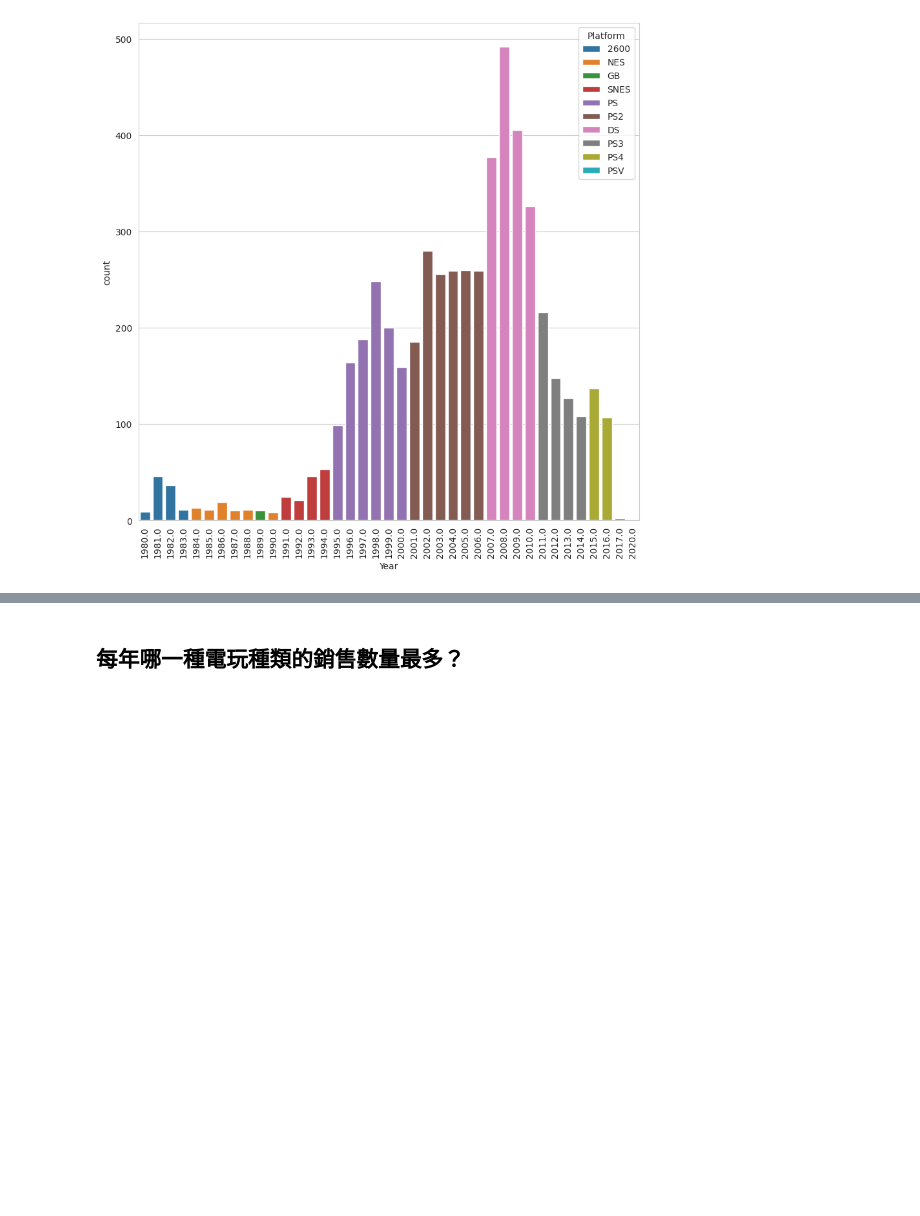
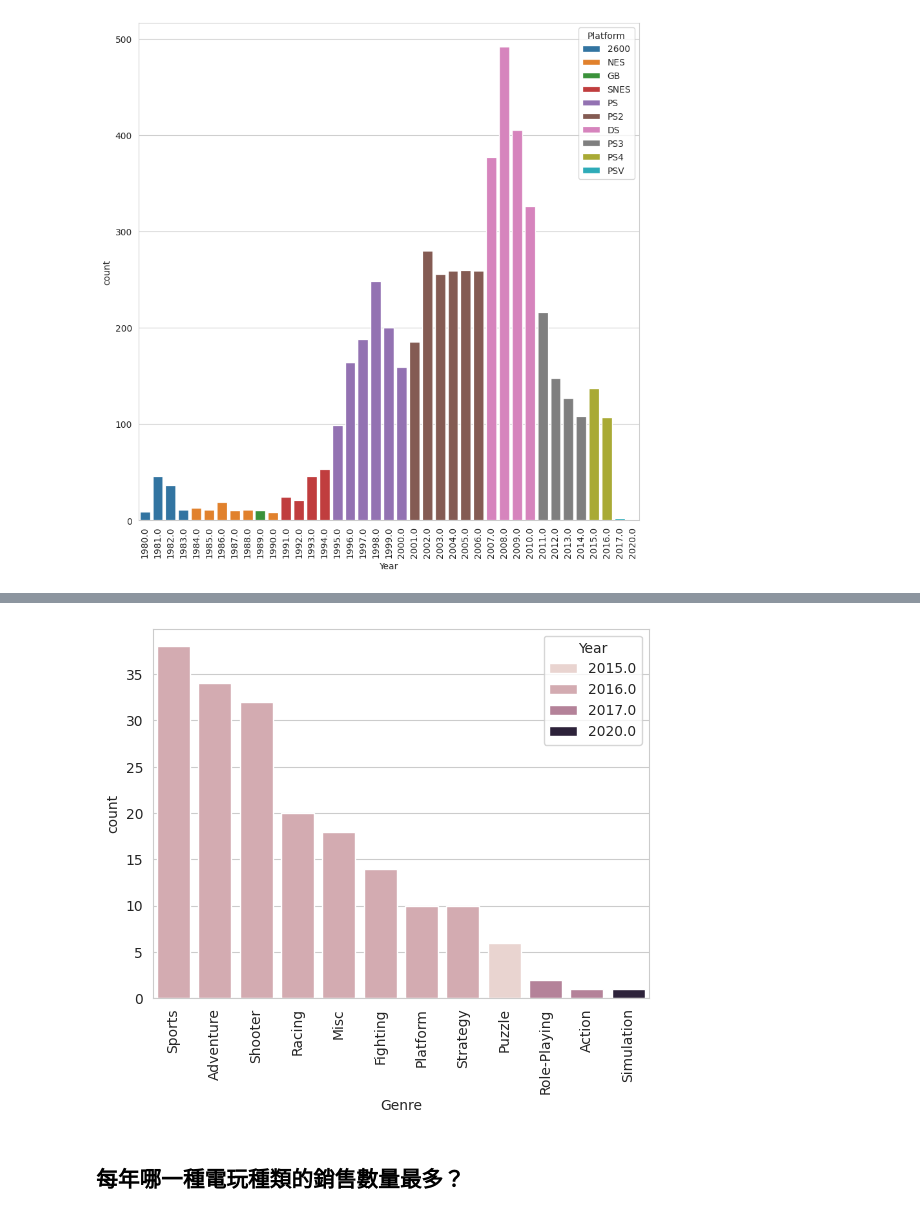
Before and after one commit to Yiting916/data_analysis, a Jupyter notebook: 05-02.LAB_VideoGameSales.ipynb, the cells around one changed output, grey strips where cells are left out. Saved outputs shown, nothing was run; the diff lists cells and outputs as text; code cells hidden in the pictures; blank space fills up the shorter version.

```diff
--- a/05-02.LAB_VideoGameSales.ipynb
+++ b/05-02.LAB_VideoGameSales.ipynb
@@ -651,3 +648,13 @@ plt.show()
+# %%
+# 練習題
+# 請計算每一個類型，哪一年的遊戲數目最多
+genre_game_yr_df = data.groupby(['Genre', 'Year'])['Name'].count().reset_index(name='count')
+genre_game_yr_max = genre_game_yr_df.loc[genre_game_yr_df.groupby('Genre')['Year'].idxmax()].sort_values(by=['count'], ascending=False)
+sns.barplot(data=genre_game_yr_max, x='Genre', y='count', hue='Year')
+plt.xticks(rotation=90)
+plt.show()
+# %% [output]
+[figure, added]
 # %% [markdown]
 ## 每年哪一種電玩種類的銷售數量最多？
 # %%
```
Also changed, not shown: parts of 26 cells of this notebook.
